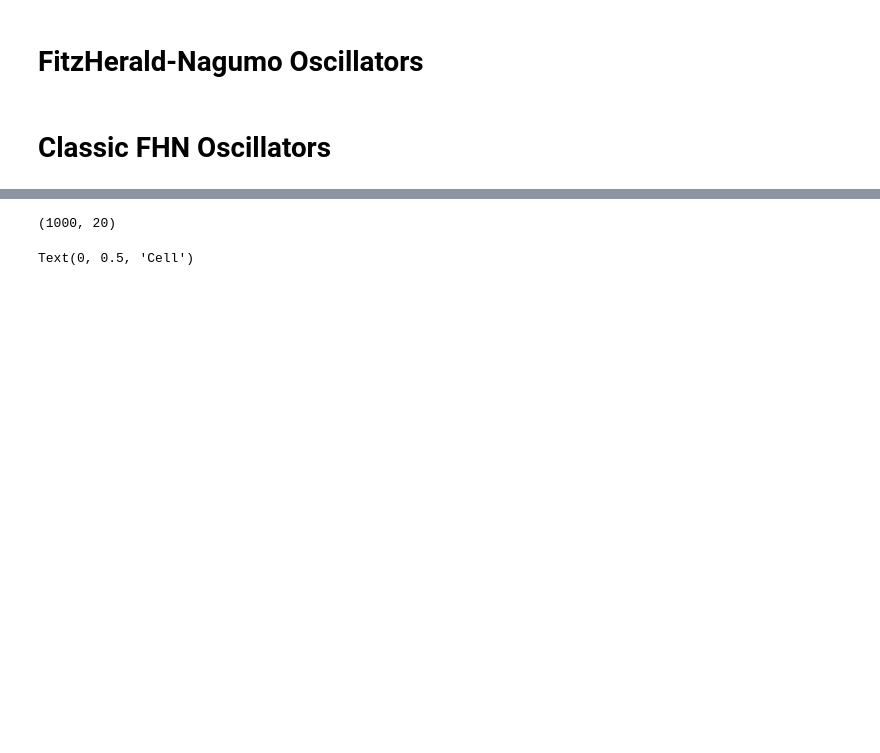
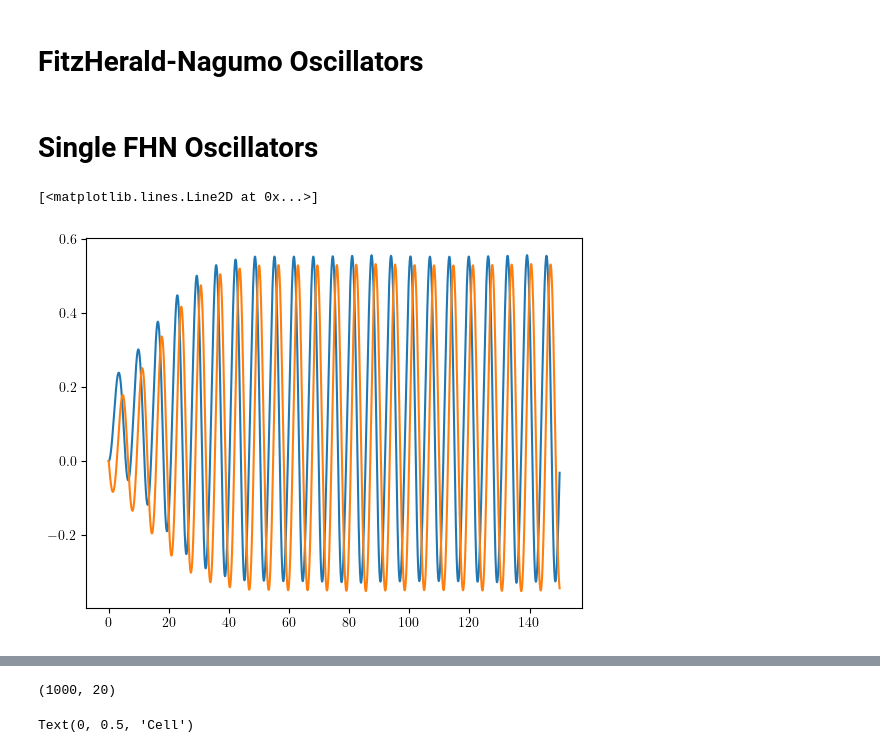
Before and after one commit to akshaysanjeevk/FHN-Relaxed-Oscillators, a Jupyter notebook: FHNs.ipynb, the cells around one changed output, grey strips where cells are left out. Drawn from its saved outputs; the diff is of its cells as text; code cells hidden in the pictures; blank space fills up the shorter version.

```diff
--- a/FHNs.ipynb
+++ b/FHNs.ipynb
@@ -7,6 +7,34 @@ import scipy.integrate as spy
 
 plt.rcParams['text.usetex'] = True
 # %% [markdown]
-# Classic FHN Oscillators
+# Single FHN Oscillators
+# %%
+def solveFHN(prm):
+    def FHN(t, y):
+        u,v = y
+        dudt = u*(1-u)*(u-prm['a']) - v
+        dvdt = prm['e']*(prm['k']*u-v-prm['b'])
+        return [dudt, dvdt]
+
+    t_vec = np.linspace(0, prm['tmax'], prm['tn'])
+
+    sol = spy.solve_ivp(FHN, (t_vec[0], t_vec[-1]), prm['y0'], t_eval=t_vec)
+    return sol.y, sol.t
+# %%
+prm = {
+    'e': .2,  # Recovery rate
+    'a': -.2,         # Resting state parameter
+    'b': .5,
+    'k': 5,
+    'tmax': 150,
+    'tn': 10000,
+    'y0':[0,0]
+}
+fhnS, t = solveFHN(prm)
+plt.plot(t, fhnS[0])
+plt.plot(t, fhnS[1])
+# %% [output]
+[<matplotlib.lines.Line2D at 0x...>]
+[figure, added]
 # %%
 %run FHN_functions.py
```
Also changed, not shown: parts of 1 cell of this notebook, 3 other files.
